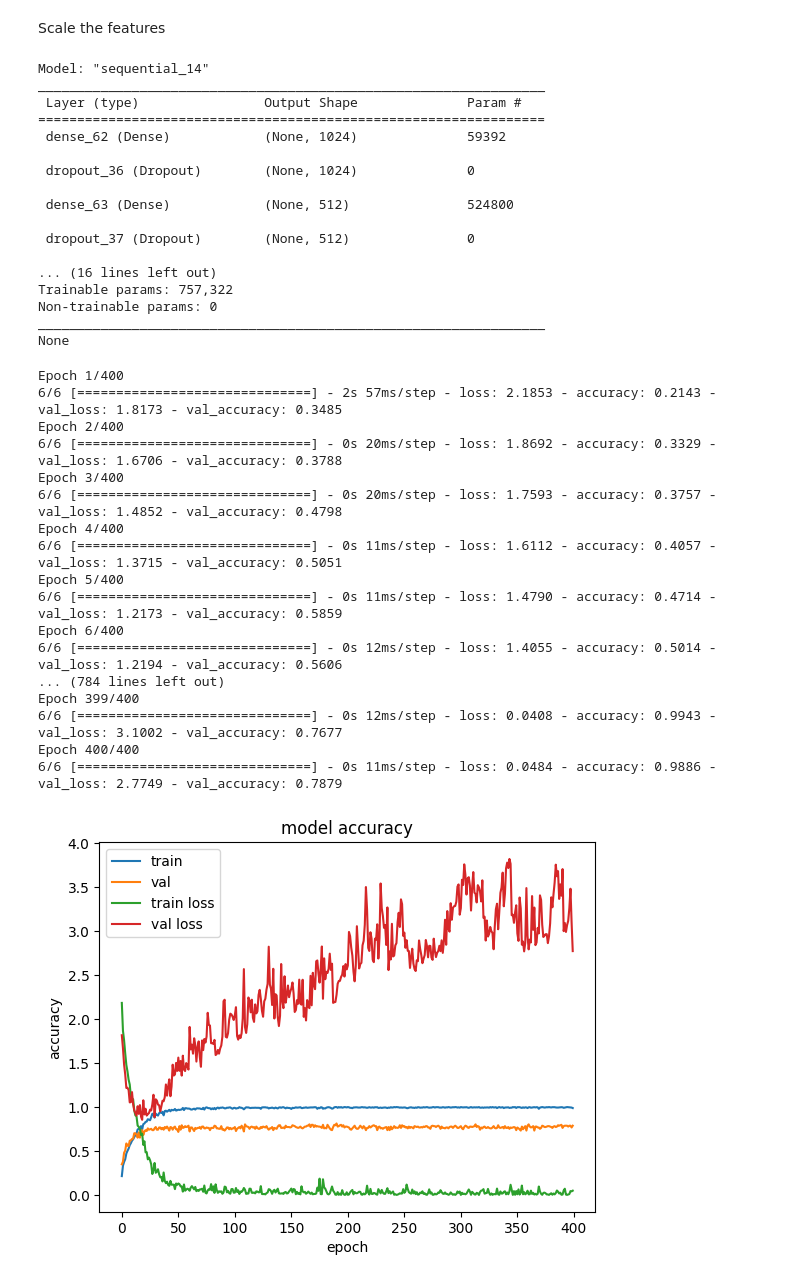
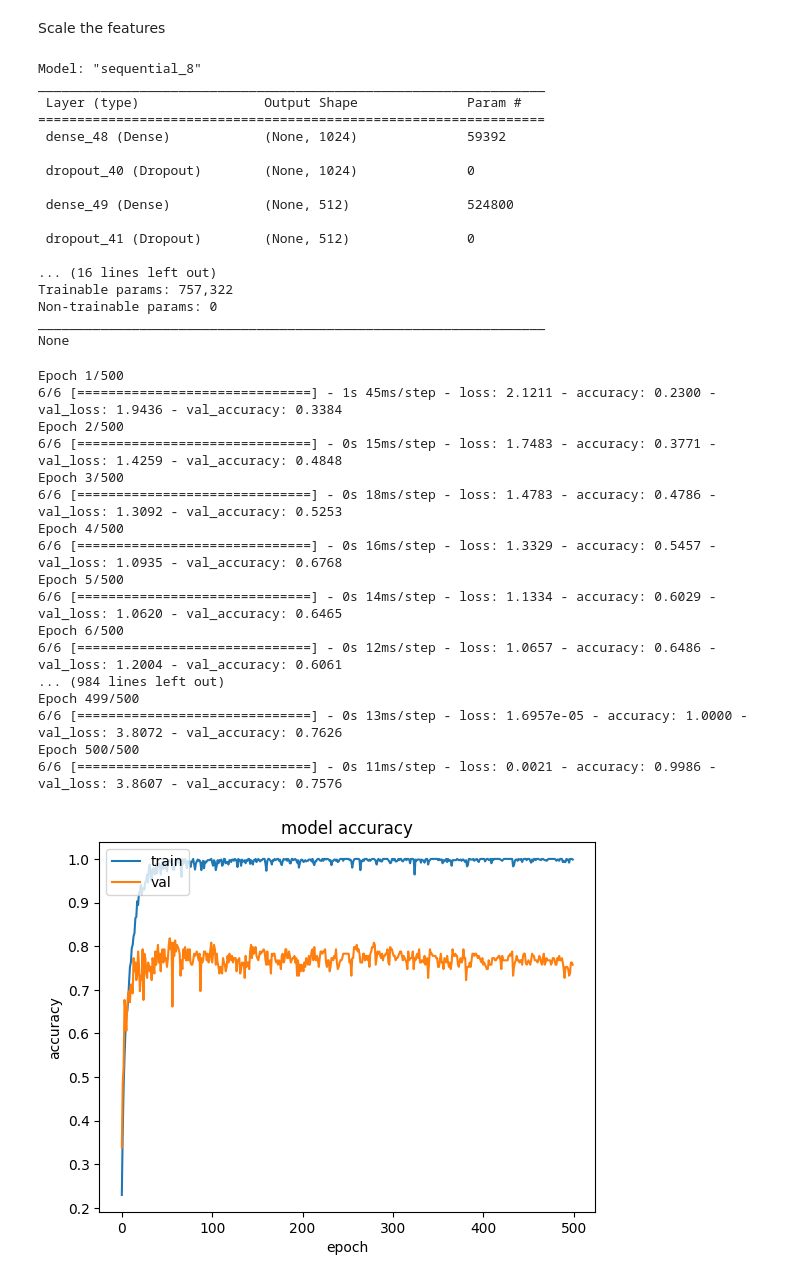
Before and after one commit to JWL16038/Music-Classification, a Jupyter notebook: Notebooks/GTZAN model.ipynb, the cells around one changed output. Drawn from its saved outputs; the diff is of its cells as text; code cells hidden in the pictures.

Commit message:
Updated metadata creation logic. Built draft model

```diff
--- a/Notebooks/GTZAN model.ipynb
+++ b/Notebooks/GTZAN model.ipynb
@@ -36,0 +73,3 @@ metadata.head()
+# %%
+metadata = generate_metadata()
+metadata.head()
@@ -92,32 +139,34 @@ X_train = pd.DataFrame(scaler.fit_transform(X_train), columns=X_train.columns)
 X_dev = pd.DataFrame(scaler.transform(X_dev), columns=X_train.columns)
 X_test = pd.DataFrame(scaler.transform(X_test), columns=X_train.columns)
 # %%
+dropout_rate = 0.2
+
 model = k.models.Sequential([
     k.layers.Dense(1024, activation='relu', input_shape=(X_train.shape[1],)),
-    k.layers.Dropout(0.3),
+    k.layers.Dropout(dropout_rate),
     k.layers.Dense(512, activation='relu'),
-    k.layers.Dropout(0.3),
+    k.layers.Dropout(dropout_rate),
     k.layers.Dense(256, activation='relu'),
-    k.layers.Dropout(0.3),
+    k.layers.Dropout(dropout_rate),
     k.layers.Dense(128, activation='relu'),
-    k.layers.Dropout(0.3),
+    k.layers.Dropout(dropout_rate),
     k.layers.Dense(64, activation='relu'),
-    k.layers.Dropout(0.3),
+    k.layers.Dropout(dropout_rate),
     k.layers.Dense(10, activation='softmax'),
 ])
 print(model.summary())
 # %% [output]
-Model: "sequential_14"
+Model: "sequential_8"
 _________________________________________________________________
  Layer (type)                Output Shape              Param #
 =================================================================
- dense_62 (Dense)            (None, 1024)              59392
+ dense_48 (Dense)            (None, 1024)              59392
 
- dropout_36 (Dropout)        (None, 1024)              0
+ dropout_40 (Dropout)        (None, 1024)              0
 
- dense_63 (Dense)            (None, 512)               524800
+ dense_49 (Dense)            (None, 512)               524800
 
- dropout_37 (Dropout)        (None, 512)               0
+ dropout_41 (Dropout)        (None, 512)               0
 
 ... (16 lines left out)
 Trainable params: 757,322
@@ -127,35 +176,33 @@ None
 # %%
 model.compile(optimizer='rmsprop',loss='sparse_categorical_crossentropy',metrics='accuracy')
 # %%
-history = model.fit(X_train,y_train,validation_data=(X_dev,y_dev),epochs=400,batch_size=128)
+history = model.fit(X_train,y_train,validation_data=(X_dev,y_dev),epochs=500,batch_size=128)
 # %% [output]
-Epoch 1/400
-6/6 [==============================] - 2s 57ms/step - loss: 2.1853 - accuracy: 0.2143 - val_loss: 1.8173 - val_accuracy: 0.3485
-Epoch 2/400
-6/6 [==============================] - 0s 20ms/step - loss: 1.8692 - accuracy: 0.3329 - val_loss: 1.6706 - val_accuracy: 0.3788
-Epoch 3/400
-6/6 [==============================] - 0s 20ms/step - loss: 1.7593 - accuracy: 0.3757 - val_loss: 1.4852 - val_accuracy: 0.4798
-Epoch 4/400
-6/6 [==============================] - 0s 11ms/step - loss: 1.6112 - accuracy: 0.4057 - val_loss: 1.3715 - val_accuracy: 0.5051
-Epoch 5/400
-6/6 [==============================] - 0s 11ms/step - loss: 1.4790 - accuracy: 0.4714 - val_loss: 1.2173 - val_accuracy: 0.5859
-Epoch 6/400
-6/6 [==============================] - 0s 12ms/step - loss: 1.4055 - accuracy: 0.5014 - val_loss: 1.2194 - val_accuracy: 0.5606
-... (784 lines left out)
-Epoch 399/400
-6/6 [==============================] - 0s 12ms/step - loss: 0.0408 - accuracy: 0.9943 - val_loss: 3.1002 - val_accuracy: 0.7677
-Epoch 400/400
-6/6 [==============================] - 0s 11ms/step - loss: 0.0484 - accuracy: 0.9886 - val_loss: 2.7749 - val_accuracy: 0.7879
+Epoch 1/500
+6/6 [==============================] - 1s 45ms/step - loss: 2.1211 - accuracy: 0.2300 - val_loss: 1.9436 - val_accuracy: 0.3384
+Epoch 2/500
+6/6 [==============================] - 0s 15ms/step - loss: 1.7483 - accuracy: 0.3771 - val_loss: 1.4259 - val_accuracy: 0.4848
+Epoch 3/500
+6/6 [==============================] - 0s 18ms/step - loss: 1.4783 - accuracy: 0.4786 - val_loss: 1.3092 - val_accuracy: 0.5253
+Epoch 4/500
+6/6 [==============================] - 0s 16ms/step - loss: 1.3329 - accuracy: 0.5457 - val_loss: 1.0935 - val_accuracy: 0.6768
+Epoch 5/500
+6/6 [==============================] - 0s 14ms/step - loss: 1.1334 - accuracy: 0.6029 - val_loss: 1.0620 - val_accuracy: 0.6465
+Epoch 6/500
+6/6 [==============================] - 0s 12ms/step - loss: 1.0657 - accuracy: 0.6486 - val_loss: 1.2004 - val_accuracy: 0.6061
+... (984 lines left out)
+Epoch 499/500
+6/6 [==============================] - 0s 13ms/step - loss: 1.6957e-05 - accuracy: 1.0000 - val_loss: 3.8072 - val_accuracy: 0.7626
+Epoch 500/500
+6/6 [==============================] - 0s 11ms/step - loss: 0.0021 - accuracy: 0.9986 - val_loss: 3.8607 - val_accuracy: 0.7576
 # %%
 from matplotlib import pyplot as plt
 plt.plot(history.history['accuracy'])
 plt.plot(history.history['val_accuracy'])
-plt.plot(history.history['loss'])
-plt.plot(history.history['val_loss'])
 plt.title('model accuracy')
 plt.ylabel('accuracy')
 plt.xlabel('epoch')
-plt.legend(['train', 'val','train loss','val loss'], loc='upper left')
+plt.legend(['train', 'val'], loc='upper left')
 plt.show()
 # %% [output]
-[figure, old version]
+[figure, new version]
```
Also changed, not shown: parts of 10 cells of this notebook.
